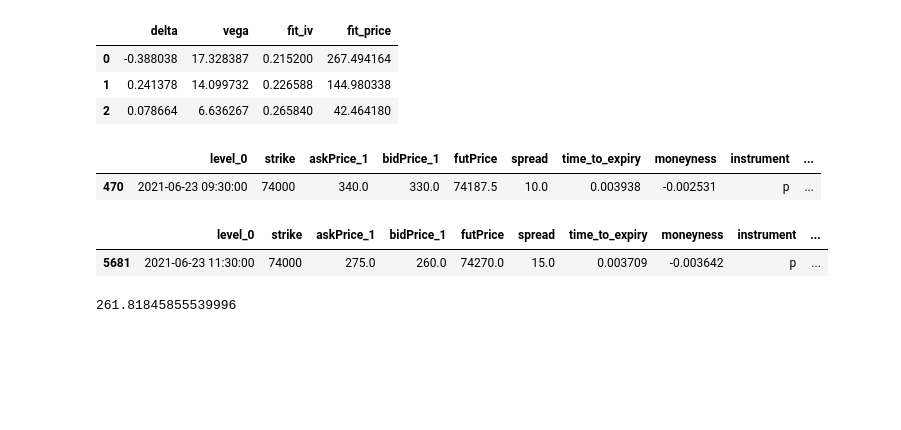
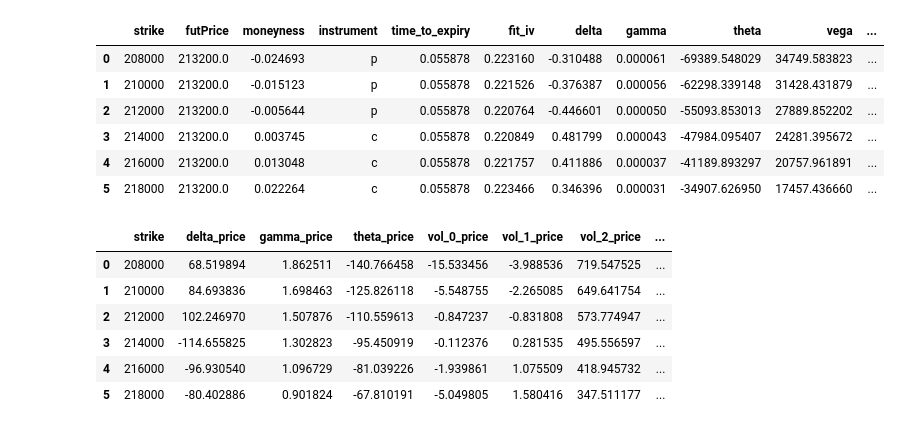
Before and after one commit to srajangarg/irage-assignment, a Jupyter notebook: work/playground.ipynb, the cells around one changed output. Saved outputs shown, nothing was run; the diff lists cells and outputs as text; code cells hidden in the pictures; blank space fills up the shorter version.

```diff
--- a/work/playground.ipynb
+++ b/work/playground.ipynb
@@ -17,9 +16,9 @@ from classes import Ticker
 from utils import create_market_state
 from iv_models import BasicMidIVPolynomial, MidIV
 # %%
-t = Ticker("AXISBANK", expiry_date="20210624")
-oc1 = t.get_option_chain('20210623 09:30:00')
-oc2 = t.get_option_chain('20210623 11:30:00')
-oc1.fit_iv_model(MidIV())
-oc2.fit_iv_model(MidIV())
+t = Ticker("RELIANCE", expiry_date="20210826")
+oc1 = t.get_option_chain('20210805 15:15:00')
+oc2 = t.get_option_chain('20210806 10:30:00')
+oc1.fit_iv_model(BasicMidIVPolynomial(2))
+oc2.fit_iv_model(BasicMidIVPolynomial(2))
 # %% [output]
@@ -38,0 +30,2 @@ res1[['delta', 'vega', 'gamma', 'theta', 'fit_iv', 'fit_price']]
+# %%
+strikes_arr = oc1.df.strike
@@ -39,22 +73,36 @@ res1[['delta', 'vega', 'gamma', 'theta', 'fit_iv', 'fit_price']]
 # %%
-res2 = oc2.ivs_prices_greeks([74000, 75000, 76000])
-res2[['delta', 'vega', 'fit_iv', 'fit_price']]
+res2 = oc2.ivs_prices_greeks(strikes_arr)
+res2
 # %% [output]
-|  | delta | vega | fit_iv | fit_price |
-| 0 | -0.388038 | 17.328387 | 0.215200 | 267.494164 |
-| 1 | 0.241378 | 14.099732 | 0.226588 | 144.980338 |
-| 2 | 0.078664 | 6.636267 | 0.265840 | 42.464180 |
+|  | strike | futPrice | moneyness | instrument | time_to_expiry | fit_iv | delta | gamma | theta | vega | ... |
+| 0 | 208000 | 213200.0 | -0.024693 | p | 0.055878 | 0.223160 | -0.310488 | 0.000061 | -69389.548029 | 34749.583823 | ... |
+| 1 | 210000 | 213200.0 | -0.015123 | p | 0.055878 | 0.221526 | -0.376387 | 0.000056 | -62298.339148 | 31428.431879 | ... |
+| 2 | 212000 | 213200.0 | -0.005644 | p | 0.055878 | 0.220764 | -0.446601 | 0.000050 | -55093.853013 | 27889.852202 | ... |
+| 3 | 214000 | 213200.0 | 0.003745 | c | 0.055878 | 0.220849 | 0.481799 | 0.000043 | -47984.095407 | 24281.395672 | ... |
+| 4 | 216000 | 213200.0 | 0.013048 | c | 0.055878 | 0.221757 | 0.411886 | 0.000037 | -41189.893297 | 20757.961891 | ... |
+| 5 | 218000 | 213200.0 | 0.022264 | c | 0.055878 | 0.223466 | 0.346396 | 0.000031 | -34907.626950 | 17457.436660 | ... |
-# %%
-oc1.df[oc1.df['strike'] == 74000]
-# %% [output]
-|  | level_0 | strike | askPrice_1 | bidPrice_1 | futPrice | spread | time_to_expiry | moneyness | instrument | ... |
-| 470 | 2021-06-23 09:30:00 | 74000 | 340.0 | 330.0 | 74187.5 | 10.0 | 0.003938 | -0.002531 | p | ... |
-# %%
-oc2.df[oc2.df['strike'] == 74000]
-# %% [output]
-|  | level_0 | strike | askPrice_1 | bidPrice_1 | futPrice | spread | time_to_expiry | moneyness | instrument | ... |
-| 5681 | 2021-06-23 11:30:00 | 74000 | 275.0 | 260.0 | 74270.0 | 15.0 | 0.003709 | -0.003642 | p | ... |
-# %%
-334.998764 + 18.258711 * (0.2152 - 0.227586) * 100 - 35.217181  -0.042049 * 365
-# %% [output]
-261.81845855539996
+# %%
+df = pd.DataFrame(strikes_arr, columns=['strike'])
+
+df['delta_price'] = res1['delta'] * (oc2.future_price() - oc1.future_price())
+df['gamma_price'] = (res1['gamma'] / 2.0) * ((oc2.future_price() - oc1.future_price())**2)
+df['theta_price'] = res1['theta'] * (oc1.time_to_expiry() - oc2.time_to_expiry())
+
+for i in range(len(oc1.iv_parameters())):
+    df[f'vol_{i}_price'] = res1['vega'] * res1[f'greek_{i}'] * (oc2.iv_parameters()[i] - oc1.iv_parameters()[i])
+
+
+df['estimated_price_diff'] = df['delta_price'] + df['gamma_price'] + df['theta_price']
+for i in range(len(oc1.iv_parameters())):
+    df['estimated_price_diff'] += df[f'vol_{i}_price']
+df['actual_price_diff'] = res2['fit_price'] - res1['fit_price']
+
+df
+# %% [output]
+|  | strike | delta_price | gamma_price | theta_price | vol_0_price | vol_1_price | vol_2_price | ... |
+| 0 | 208000 | 68.519894 | 1.862511 | -140.766458 | -15.533456 | -3.988536 | 719.547525 | ... |
+| 1 | 210000 | 84.693836 | 1.698463 | -125.826118 | -5.548755 | -2.265085 | 649.641754 | ... |
+| 2 | 212000 | 102.246970 | 1.507876 | -110.559613 | -0.847237 | -0.831808 | 573.774947 | ... |
+| 3 | 214000 | -114.655825 | 1.302823 | -95.450919 | -0.112376 | 0.281535 | 495.556597 | ... |
+| 4 | 216000 | -96.930540 | 1.096729 | -81.039226 | -1.939861 | 1.075509 | 418.945732 | ... |
+| 5 | 218000 | -80.402886 | 0.901824 | -67.810191 | -5.049805 | 1.580416 | 347.511177 | ... |
```
Also changed, not shown: parts of 15 cells of this notebook, 2 other files.
